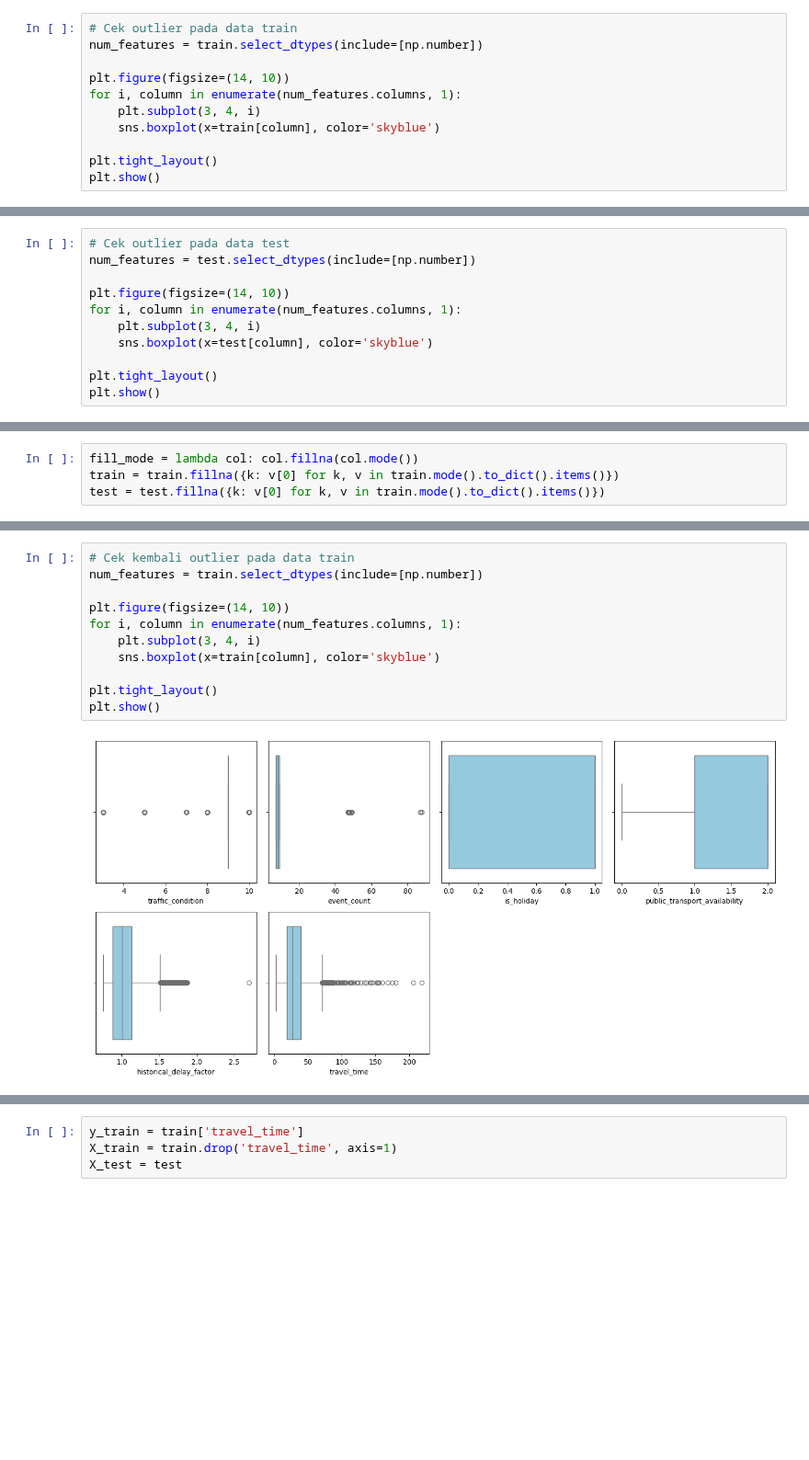
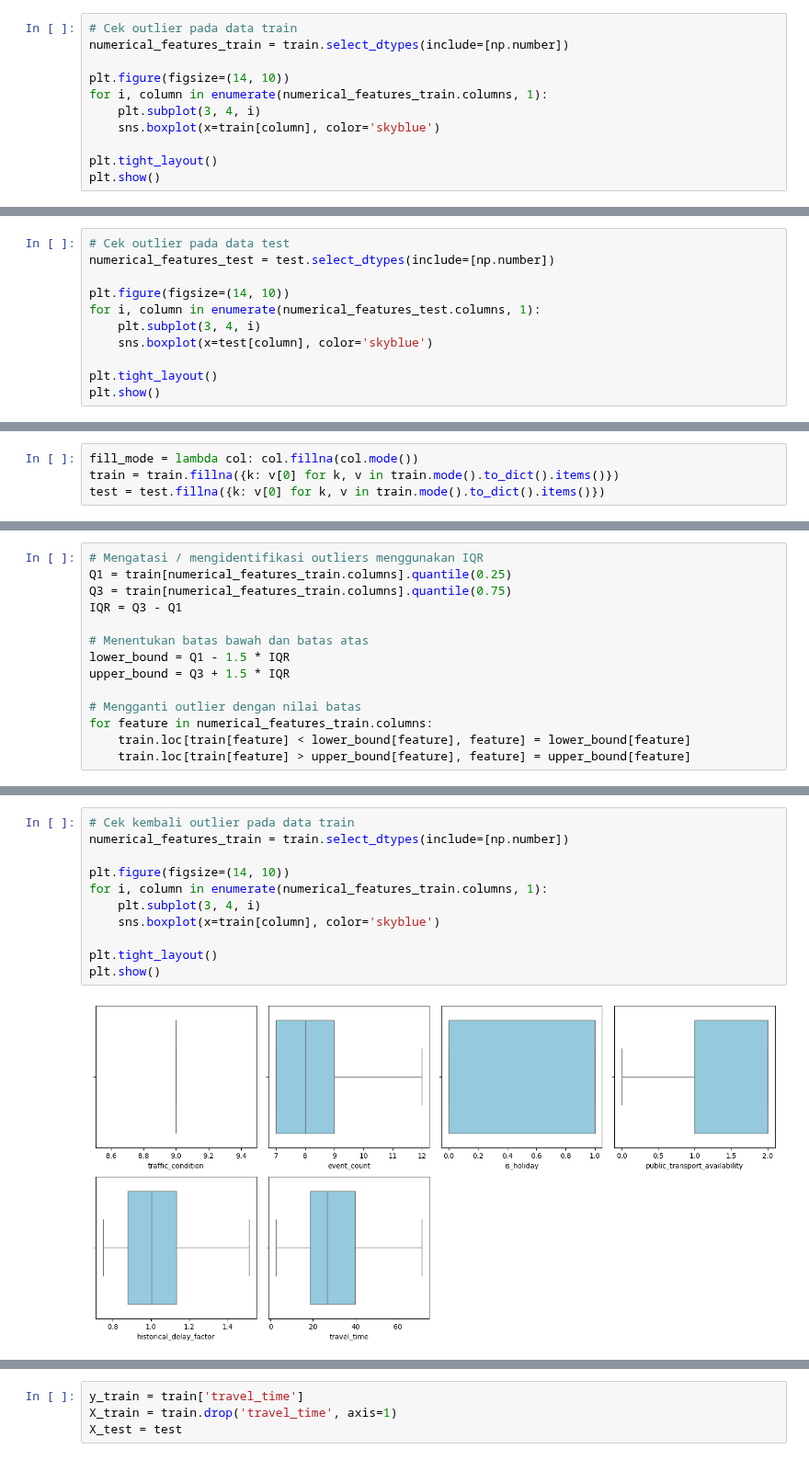
Before and after one commit to aprizal543/yandex_hackathon, a Jupyter notebook: hack_notebook.ipynb, the cells around one changed output, grey strips where cells are left out. Shown at 92% size. Cells and saved outputs as stored; diff of their text form; blank space fills up the shorter version.

```diff
--- a/hack_notebook.ipynb
+++ b/hack_notebook.ipynb
@@ -232,10 +235,10 @@ Jumlah data duplikat data train:  0
 Jumlah data duplikat data test:  0
 # %%
 # Cek outlier pada data train
-num_features = train.select_dtypes(include=[np.number])
+numerical_features_train = train.select_dtypes(include=[np.number])
 
 plt.figure(figsize=(14, 10))
-for i, column in enumerate(num_features.columns, 1):
+for i, column in enumerate(numerical_features_train.columns, 1):
     plt.subplot(3, 4, i)
     sns.boxplot(x=train[column], color='skyblue')
 
@@ -245,10 +248,10 @@ plt.show()
 [figure]
 # %%
 # Cek outlier pada data test
-num_features = test.select_dtypes(include=[np.number])
+numerical_features_test = test.select_dtypes(include=[np.number])
 
 plt.figure(figsize=(14, 10))
-for i, column in enumerate(num_features.columns, 1):
+for i, column in enumerate(numerical_features_test.columns, 1):
     plt.subplot(3, 4, i)
     sns.boxplot(x=test[column], color='skyblue')
 
@@ -355,3 +342,17 @@ public_transport_availability    0
 historical_delay_factor          0
 travel_time                      0
 dtype: int64
+# %%
+# Mengatasi / mengidentifikasi outliers menggunakan IQR
+Q1 = train[numerical_features_train.columns].quantile(0.25)
+Q3 = train[numerical_features_train.columns].quantile(0.75)
+IQR = Q3 - Q1
+
+# Menentukan batas bawah dan batas atas
+lower_bound = Q1 - 1.5 * IQR
+upper_bound = Q3 + 1.5 * IQR
+
+# Mengganti outlier dengan nilai batas
+for feature in numerical_features_train.columns:
+    train.loc[train[feature] < lower_bound[feature], feature] = lower_bound[feature]
+    train.loc[train[feature] > upper_bound[feature], feature] = upper_bound[feature]
@@ -358,13 +373,13 @@ dtype: int64
 # %%
 # Cek kembali outlier pada data train
-num_features = train.select_dtypes(include=[np.number])
+numerical_features_train = train.select_dtypes(include=[np.number])
 
 plt.figure(figsize=(14, 10))
-for i, column in enumerate(num_features.columns, 1):
+for i, column in enumerate(numerical_features_train.columns, 1):
     plt.subplot(3, 4, i)
     sns.boxplot(x=train[column], color='skyblue')
 
 plt.tight_layout()
 plt.show()
 # %% [output]
-[figure, old version]
+[figure, new version]
```
Also changed, not shown: parts of 11 cells of this notebook.
